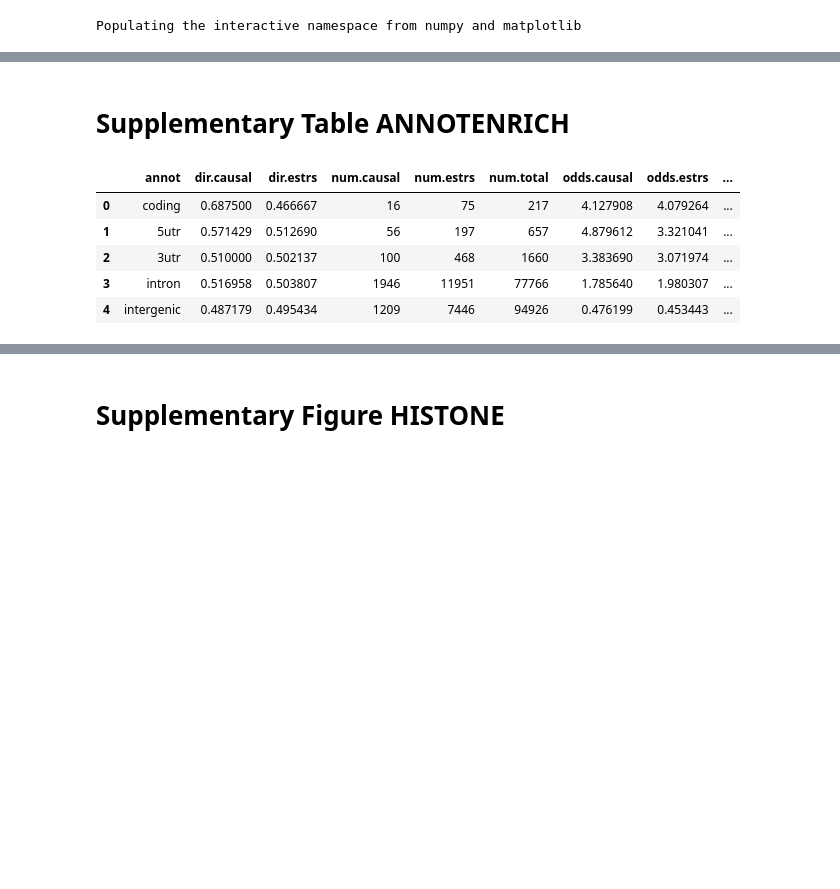
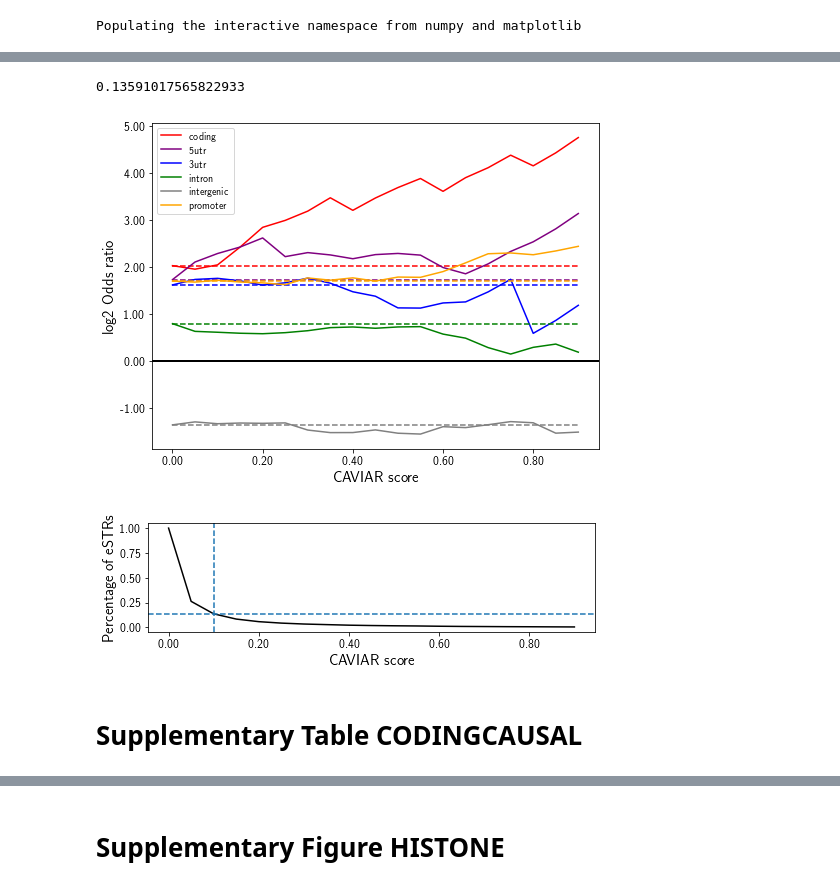
Before and after one commit to gymreklab/gtex-estrs-paper, a Jupyter notebook: Figures/eSTR-GTEx-Figure2.ipynb, the cells around one changed output, grey strips where cells are left out. Cells and saved outputs as stored; diff of their text form; code cells hidden in the pictures; blank space fills up the shorter version.

```diff
--- a/Figures/eSTR-GTEx-Figure2.ipynb
+++ b/Figures/eSTR-GTEx-Figure2.ipynb
@@ -190,0 +204,13 @@ causal = estrs[estrs["score"]>=MIN_CAUSAL_SCORE]
+# %%
+all_annot = ["coding", "5utr", "3utr", "intron", "intergenic", "promoter"]
+
+annotenrich_by_cutoff = []
+cutoffs = np.arange(0, 0.91, 0.05)
+percall = []
+
+for cutoff in cutoffs:
+    c = estrs[estrs["score"]>=cutoff]
+    percall.append(c.shape[0]*1.0/estrs.shape[0])
+    annotenrich_by_cutoff.append(GetEnrichments(ref, estrs, c, all_annot))
+
+annotenrich_by_cutoff[list(cutoffs).index(MIN_CAUSAL_SCORE)]
@@ -191,22 +225,44 @@ causal = estrs[estrs["score"]>=MIN_CAUSAL_SCORE]
+# %%
+annot_colors = {
+    "coding": "red",
+    "intron": "green",
+    "5utr": "purple",
+    "3utr": "blue",
+    "intergenic": "gray",
+    "promoter": "orange"
+}
+fig = plt.figure()
+fig.set_size_inches((8, 6))
+ax = fig.add_subplot(111)
+for j in range(len(all_annot)):
+    causal_enrich = np.log2([annotenrich_by_cutoff[i]["odds.causal"].values[j] for i in range(len(annotenrich_by_cutoff))])
+    estr_enrich = np.log2([annotenrich_by_cutoff[i]["odds.estrs"].values[j] for i in range(len(annotenrich_by_cutoff))])
+    color = annot_colors[all_annot[j]]
+    ax.plot(cutoffs, causal_enrich, label=all_annot[j], color=color)
+    ax.plot(cutoffs, estr_enrich, linestyle="dashed", color=color)
+    ax.axhline(y=0, color="black")
+ax.legend(loc="upper left");
+ax.set_xlabel("CAVIAR score", size=15)
+ax.set_ylabel("log2 Odds ratio", size=15)
+ax.set_xticklabels(["%.2f"% item for item in ax.get_xticks()], size=12)
+ax.set_yticklabels(["%.2f"% item for item in ax.get_yticks()], size=12);
+if SAVEPLOT: fig.savefig(os.path.join(RESULTSDIR, "SuppFig_CAVSCORE_A.pdf"))
+
+fig = plt.figure()
+fig.set_size_inches((8, 2))
+ax = fig.add_subplot(111)
+ax.plot(cutoffs, percall, color="black")
+ax.set_xlabel("CAVIAR score", size=15)
+ax.set_ylabel("Percentage of eSTRs", size=15)
+ax.set_xticklabels(["%.2f"% item for item in ax.get_xticks()], size=12)
+ax.set_yticklabels(["%.2f"% item for item in ax.get_yticks()], size=12);
+ax.axhline(y=percall[list(cutoffs).index(MIN_CAUSAL_SCORE)], linestyle="dashed")
+ax.axvline(x=MIN_CAUSAL_SCORE, linestyle="dashed")
+print(percall[list(cutoffs).index(MIN_CAUSAL_SCORE)])
+if SAVEPLOT: fig.savefig(os.path.join(RESULTSDIR, "SuppFig_CAVSCORE_B.pdf"))
+# %% [output]
+0.13591017565822933
+[figure, added]
+[figure, added]
 # %% [markdown]
-# Supplementary Table ANNOTENRICH
+# Supplementary Table CODINGCAUSAL
-# %%
-all_annot = ["coding", "5utr", "3utr", "intron", "intergenic"]
-
-annotenrich_by_cutoff = []
-cutoffs = np.arange(0, 0.91, 0.05)
-percall = []
-
-for cutoff in cutoffs:
-    c = estrs[estrs["score"]>=cutoff]
-    percall.append(c.shape[0]*1.0/estrs.shape[0])
-    annotenrich_by_cutoff.append(GetEnrichments(ref, estrs, c, all_annot))
-
-annotenrich_by_cutoff[list(cutoffs).index(MIN_CAUSAL_SCORE)]
-# %% [output]
-|  | annot | dir.causal | dir.estrs | num.causal | num.estrs | num.total | odds.causal | odds.estrs | ... |
-| 0 | coding | 0.687500 | 0.466667 | 16 | 75 | 217 | 4.127908 | 4.079264 | ... |
-| 1 | 5utr | 0.571429 | 0.512690 | 56 | 197 | 657 | 4.879612 | 3.321041 | ... |
-| 2 | 3utr | 0.510000 | 0.502137 | 100 | 468 | 1660 | 3.383690 | 3.071974 | ... |
-| 3 | intron | 0.516958 | 0.503807 | 1946 | 11951 | 77766 | 1.785640 | 1.980307 | ... |
-| 4 | intergenic | 0.487179 | 0.495434 | 1209 | 7446 | 94926 | 0.476199 | 0.453443 | ... |
```
Also changed, not shown: parts of 25 cells of this notebook, 1 other file.
